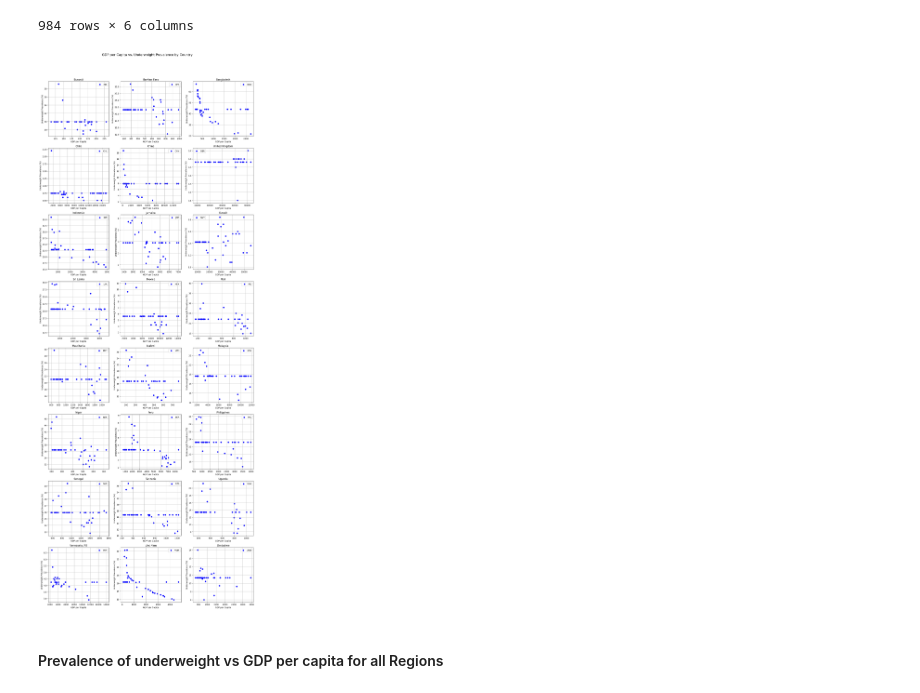
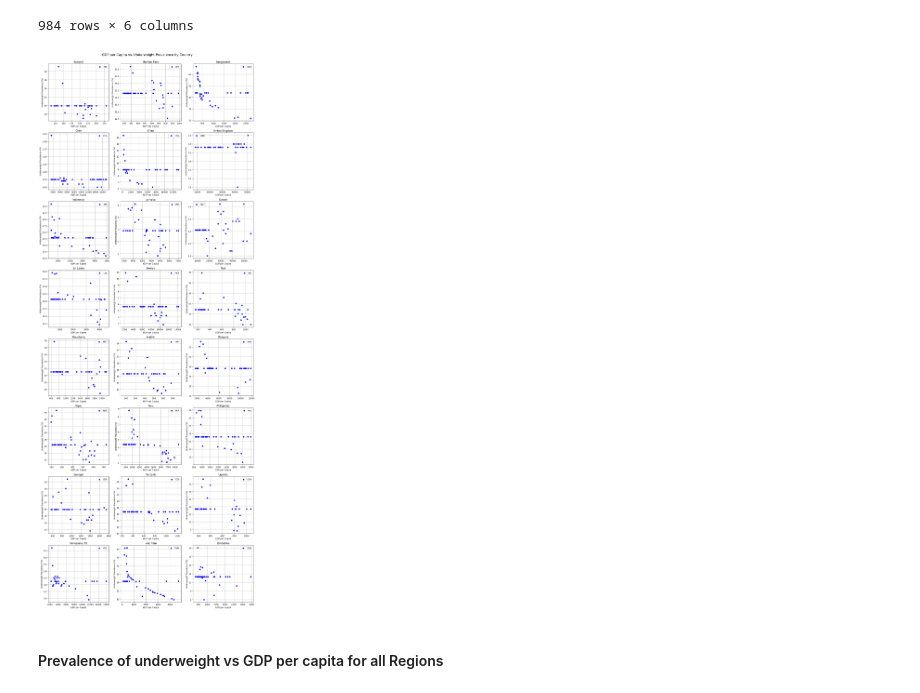
Before and after one commit to Mitch-json/Data-Inference-and-Applied-Machine-Leaning, a Jupyter notebook: Data Analysis and Visualization/Data Analysis and Visualization.ipynb, the cells around one changed output. Drawn from its saved outputs; the diff is of its cells as text; code cells hidden in the pictures.

```diff
--- a/Data Analysis and Visualization/Data Analysis and Visualization.ipynb
+++ b/Data Analysis and Visualization/Data Analysis and Visualization.ipynb
@@ -519,9 +456,9 @@ GDP.head()
 # %% [markdown]
 #### Prevalence of underweight vs GDP per capita for all available countries
 # %%
-def prepare_data(df, value_name):
-    # Identify the year columns
+def prepare_data(df, value_name): #Function that takes a dataframe with many columns and melts it to contain just 4 columns
     year_cols = []
+    # Identify the year columns by looping through all columns and checking if the column name is a digit since years are digits
     for col in df.columns:
         # Check if the column name is made entirely of digits
         if col.isdigit():
@@ -529,17 +466,13 @@ def prepare_data(df, value_name):
             year_cols.append(col)
 
     # Melt the DataFrame to long format i.e reducing the number of columns to just 4 columns
-    df_long = df.melt(
-        id_vars=['Country Name', 'Country Code'],
-        value_vars=year_cols,
-        var_name='Year',
-        value_name=value_name
-    )
-    # Convert 'Year' to integer type for plotting purposes
+    df_long = df.melt( id_vars=['Country Name', 'Country Code'], value_vars=year_cols, var_name='Year', value_name=value_name )
+
+    # Convert 'Year' from string to integer type for plotting purposes
     df_long['Year'] = pd.to_numeric(df_long['Year'])
-    return df_long
+    return df_long #return the melted dataframe
 
-gdp_long = prepare_data(GDP, 'GDP per Capita')
+gdp_long = prepare_data(GDP, 'GDP per Capita') #melt the GDP data frame to long formart by calling the prepare_data function
 gdp_long
 # %% [output]
 |  | Country Name | Country Code | Year | GDP per Capita |
@@ -602,44 +534,45 @@ merged_df
 | 1557 | Zimbabwe | ZWE | 2024 | 2656.409377 | Zimbabwe | 9.600000 |
 984 rows × 6 columns
 # %%
-num_countries = len(country_map)
-ncols = 3
-nrows = int(np.ceil(num_countries / ncols))
+num_countries = len(country_map) #Get the total number of countries to determine the number of subplots needed
+ncols = 3 # The scatter matrix will have 3 columns i.e 3 scatter plots per row
+nrows = int(np.ceil(num_countries / ncols)) #Calculate the number of rows needed based on the number of countries and columns
+
+# Create a grid of subplots with the height adjusted based on the number of rows
+fig, axes = plt.subplots(nrows=nrows, ncols=ncols, figsize=(15, 5 * nrows))
+
+fig.suptitle('GDP per Capita vs. Underweight Prevalence by Country', fontsize=16)
+
+#convert the multi-dimensional array of axes objects (scatter plots) to a one-dimensional array of scatter plots for easy iteration
+axes_flat = axes.flatten()
 
 
-fig, axes = plt.subplots(nrows=nrows, ncols=ncols, figsize=(15, 5 * nrows))
-fig.suptitle('GDP per Capita vs. Underweight Prevalence by Country', fontsize=16)
-plt.subplots_adjust(top=0.9, hspace=0.4)
+# Loop through each country and plot its own scatter plot in the scatter matrix
+for i, country_code in enumerate(country_map.index):
+    country_name = country_map.loc[country_code] #Get the country name from the mapping for each country code
 
-axes_flat = axes.flatten()
-
-# Loop through each country and plot its data
-for i, country_code in enumerate(country_map.index):
-    country_name = country_map.loc[country_code]
-
+    #get the GDP and underweight prevalence data for the current country
     country_data = merged_df[merged_df['Country Code'] == country_code]
 
-    axes_flat[i].scatter(
-        country_data['GDP per Capita'],
-        country_data['Underweight Prevalence'],
-        label=country_code,
-        color='blue'
-    )
+    #Plot the data for the current country on its respective subplot in the scatter matrix
+    axes_flat[i].scatter( country_data['GDP per Capita'],  country_data['Underweight Prevalence'], label=country_code, color='blue')
 
+    #Set the title of the current scatter plot to the current country name
     axes_flat[i].set_title(country_name, fontsize=12)
+
+    #Set the x and y axis labels for the current scatter plot
     axes_flat[i].set_xlabel('GDP per Capita')
     axes_flat[i].set_ylabel('Underweight Prevalence (%)')
 
+    #display the legend and grid for the current scatter plot
     axes_flat[i].legend()
     axes_flat[i].grid(True)
 
-for j in range(num_countries, len(axes_flat)):
-    fig.delaxes(axes_flat[j])
-
-plt.tight_layout(rect=[0, 0.03, 1, 0.95])
+# prevent the main title of the scatter matrix from being overlapped and cut off by the subplots
+plt.tight_layout(rect=[0, 0.03, 1, 0.98])
 plt.show()
 # %% [output]
-[figure, old version]
+[figure, new version]
 # %% [markdown]
 #### Prevalence of underweight vs GDP per capita for all Regions
 # %%
```
Also changed, not shown: parts of 30 cells of this notebook, 2 other files.
